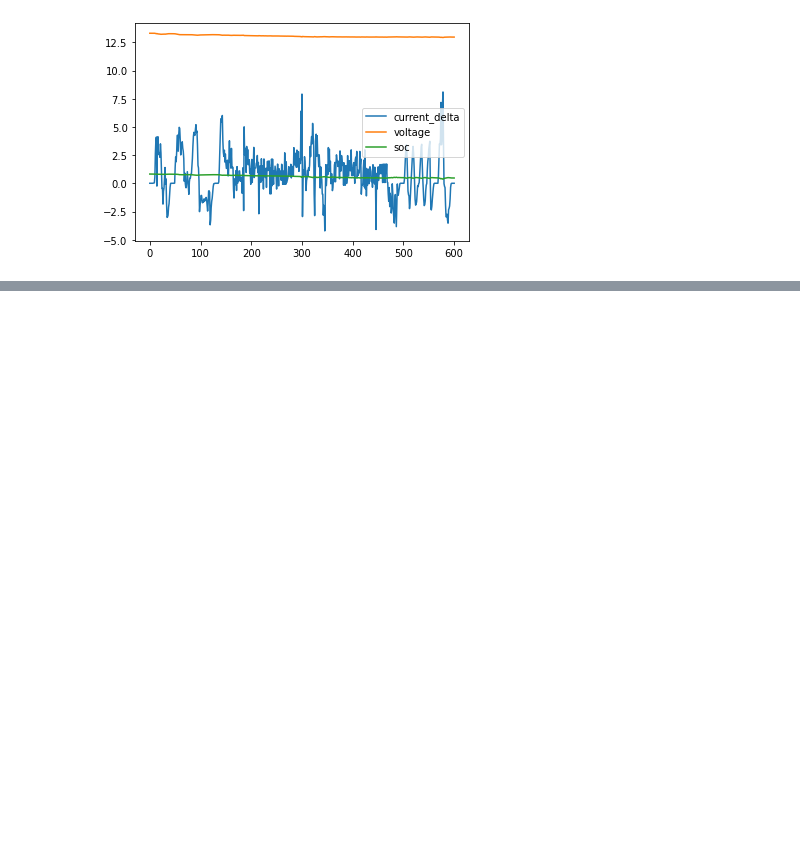
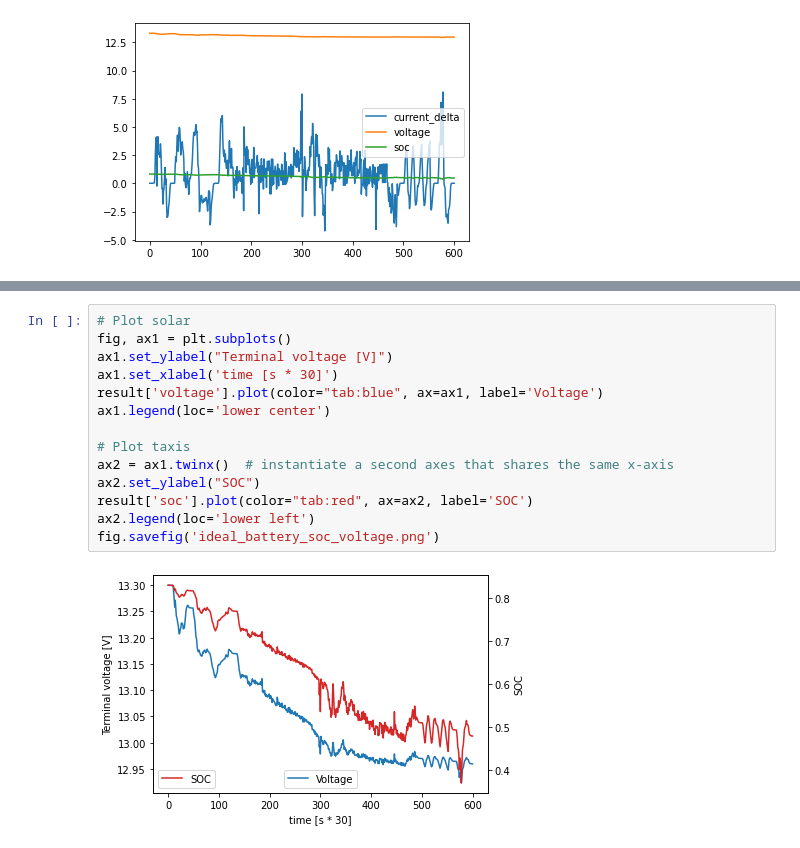
Before and after one commit to Maky55-hub/soc_pybamm_simpy, a Jupyter notebook: ideal_battery.ipynb, the cells around one changed output, grey strips where cells are left out. Cells and saved outputs as stored; diff of their text form; blank space fills up the shorter version.

```diff
--- a/ideal_battery.ipynb
+++ b/ideal_battery.ipynb
@@ -170,0 +166,16 @@ result['soc'].plot(color="tab:red", ax=ax2, label='soc')
+# %%
+# Plot solar
+fig, ax1 = plt.subplots()
+ax1.set_ylabel("Terminal voltage [V]")
+ax1.set_xlabel('time [s * 30]')
+result['voltage'].plot(color="tab:blue", ax=ax1, label='Voltage')
+ax1.legend(loc='lower center')
+
+# Plot taxis
+ax2 = ax1.twinx()  # instantiate a second axes that shares the same x-axis
+ax2.set_ylabel("SOC")
+result['soc'].plot(color="tab:red", ax=ax2, label='SOC')
+ax2.legend(loc='lower left')
+fig.savefig('ideal_battery_soc_voltage.png')
+# %% [output]
+[figure, added]
```
Also changed, not shown: parts of 2 cells of this notebook.
